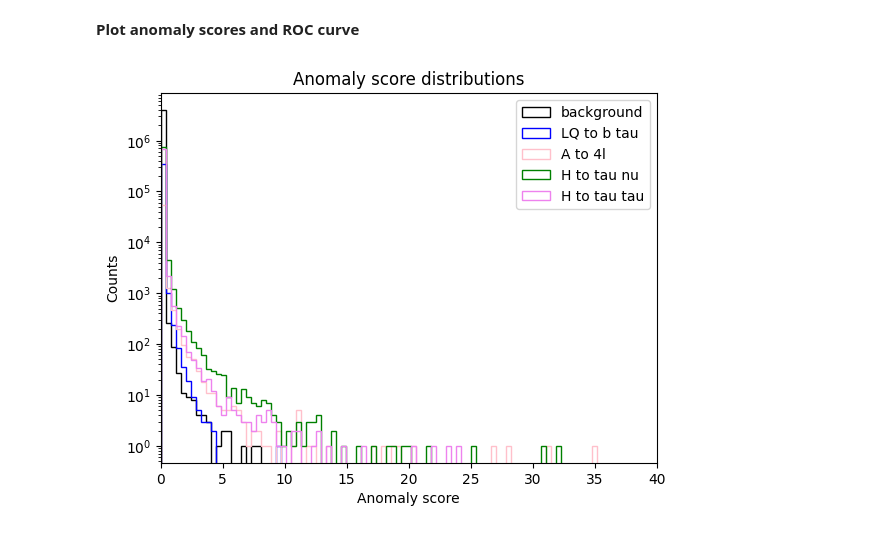
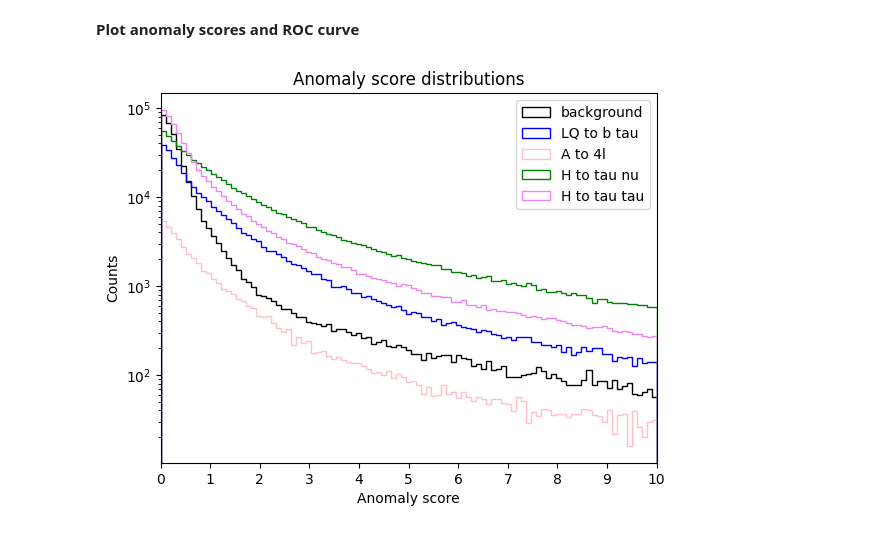
Before and after one commit to SLAC-Julia-Group/hardware-aware-tensor-networks, a Jupyter notebook: TN/Autoencoder_AD_Torch.ipynb, the cells around one changed output. Saved outputs shown, nothing was run; the diff lists cells and outputs as text; code cells hidden in the pictures.

```diff
--- a/TN/Autoencoder_AD_Torch.ipynb
+++ b/TN/Autoencoder_AD_Torch.ipynb
@@ -70,6 +94,7 @@ Background shape before: torch.Size([1024, 57])
 - Stochastic Gradient Descent
 # %%
 # define model parameters
+# scale = 2.0
 initializer = jax.nn.initializers.variance_scaling(scale=2.0, mode='fan_avg', distribution='uniform')
 key = jax.random.PRNGKey(42)
 
@@ -78,7 +103,7 @@ key = jax.random.PRNGKey(42)
 # embedding = TrigonometricEmbedding(k)
 # phys_dim = (embedding.dim, embedding.dim) # = (2k, 2k) for trigonometric embedding, (k+1, k+1) for polynomial embedding
 
-embedding = ParticleVectorEmbedding()
+embedding = ParticleVectorEmbedding(normalize=normalize_tensors)
 add_identity = True
 boundary='obc' # 'pbc' or 'obc' = periodic or open boundary conditions
 # %%
@@ -340,14 +407,31 @@ plt.savefig('training_loss.png', dpi=300)
 # %% [markdown]
 **Evaluate**
 # %%
-a4l = d.load_data(inputPath + "Ato4l_lepFilter_13TeV.h5", batch_size=10000, skip_MET_eta=skip_MET_eta, shuffle=True, norm=True)
-lq = d.load_data(inputPath + "leptoquark_LOWMASS_lepFilter_13TeV.h5", batch_size=10000, skip_MET_eta=skip_MET_eta, shuffle=True, norm=True)
-htnu = d.load_data(inputPath + "hChToTauNu_13TeV_PU20.h5", batch_size=10000, skip_MET_eta=skip_MET_eta, shuffle=True, norm=True)
-htt = d.load_data(inputPath + "hToTauTau_13TeV_PU20.h5", batch_size=10000, skip_MET_eta=skip_MET_eta, shuffle=True, norm=True)
+a4l = d.load_data(inputPath + "Ato4l_lepFilter_13TeV.h5", batch_size=10000, skip_MET_eta=skip_MET_eta, shuffle=True, norm=norm, cartesian=cartesian)
+lq = d.load_data(inputPath + "leptoquark_LOWMASS_lepFilter_13TeV.h5", batch_size=10000, skip_MET_eta=skip_MET_eta, shuffle=True, norm=norm, cartesian=cartesian)
+htnu = d.load_data(inputPath + "hChToTauNu_13TeV_PU20.h5", batch_size=10000, skip_MET_eta=skip_MET_eta, shuffle=True, norm=norm, cartesian=cartesian)
+htt = d.load_data(inputPath + "hToTauTau_13TeV_PU20.h5", batch_size=10000, skip_MET_eta=skip_MET_eta, shuffle=True, norm=norm, cartesian=cartesian)
 # %%
+def ScoreNorm(model: SpacedMatrixProductOperator, data: qtn.MatrixProductState) -> Number:
+    """Simple score based on deviation of the norm from 1.
+
+    Parameters
+    ----------
+    model : :class:`tn4ml.models.smpo.SpacedMatrixProductOperator`
+        Spaced Matrix Product Operator
+    data: :class:`quimb.tensor.MatrixProductState`
+        Input mps.
+    Returns
+    -------
+    float
+    """
+    x = TransformedSquaredNorm(model, data)
+    x = jax.lax.max(x, 1./x)
+    return jax.lax.abs(x - 1.0)
+
 @jax.jit
 def loss_error_only(data, targets, *params):
-    """Compute only AsymmetricLogNorm error term for anomaly scoring"""
+    """Compute only ScoreNorm error term for anomaly scoring"""
     # Create temp model with updated parameters
     temp_model = autoencoder.copy()
     for tensor, param in zip(temp_model.tensors, params):
@@ -360,7 +444,7 @@ def loss_error_only(data, targets, *params):
     compressed = temp_model.cascade.apply(tn_i)
 
     # Return only error term (no regularization)
-    return AsymmetricLogNorm(compressed, tn_i)
+    return ScoreNorm(compressed, tn_i)
 
 # Vectorize it for batch processing
 loss_func_error = jax.jit(jax.vmap(loss_error_only, in_axes=[0, None] + [None]*autoencoder.L), backend='gpu')
@@ -380,7 +464,7 @@ def evaluate_model(model, dataloader, loss_func, embedding, verbose=True):
     return np.concatenate(all_scores)#, total_loss / total_samples
 # %%
 # Run the evaluation on bkg and signals
-bkg_score = evaluate_model(autoencoder, background, loss_func_error, embedding, verbose=True)
+bkg_score = evaluate_model(autoencoder, background_test, loss_func_error, embedding, verbose=True)
 a4l_score = evaluate_model(autoencoder, a4l, loss_func_error, embedding, verbose=True)
 lq_score = evaluate_model(autoencoder, lq, loss_func_error, embedding, verbose=True)
 htnu_score = evaluate_model(autoencoder, htnu, loss_func_error, embedding, verbose=True)
@@ -390,22 +474,23 @@ htt_score  = evaluate_model(autoencoder, htt, loss_func_error, embedding, verbos
 # %%
 plt.figure()
 plt.yscale('log')
-xmax = 40
+xmax = 10
 bins = np.linspace(0, xmax, 100)
 plt.hist(bkg_score, bins=bins, histtype='step', color='black', label='background')
 plt.hist(lq_score, bins=bins, histtype='step', color='blue', label='LQ to b tau')
 plt.hist(a4l_score, bins=bins, histtype='step', color='pink', label='A to 4l')
 plt.hist(htnu_score, bins=bins, histtype='step', color='green', label='H to tau nu')
 plt.hist(htt_score, bins=bins, histtype='step', color='violet', label='H to tau tau')
 plt.title('Anomaly score distributions')
 plt.xlim([0, xmax])
+plt.xticks(np.arange(0, xmax+1, 1.0))
 plt.xlabel('Anomaly score')
 plt.ylabel('Counts')
 plt.legend()
 plt.legend()
 plt.savefig('anomaly_scores.png', dpi=300)
 # %% [output]
-[figure, old version]
+[figure, new version]
 # %%
 fpr_bkg, tpr_bkg = get_roc_curve_data(bkg_score, bkg_score, anomaly_det=True)
 auc_bkg = auc(fpr_bkg, tpr_bkg)
```
Also changed, not shown: parts of 14 cells of this notebook, 2 other files.
